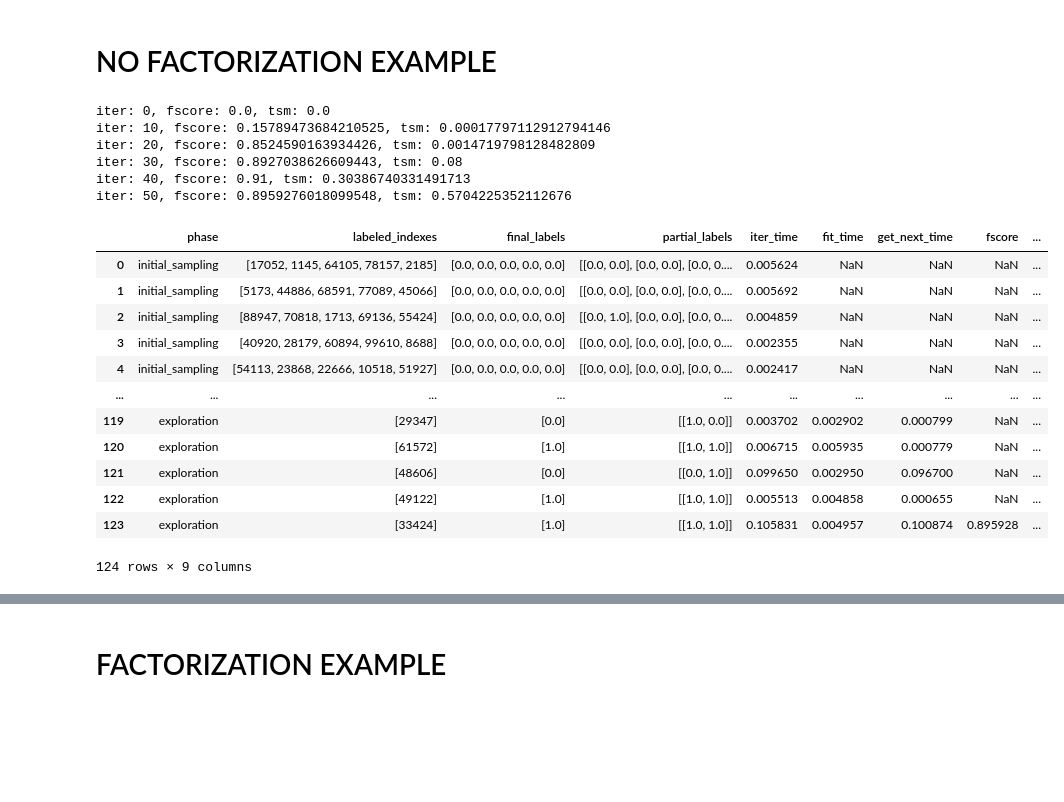
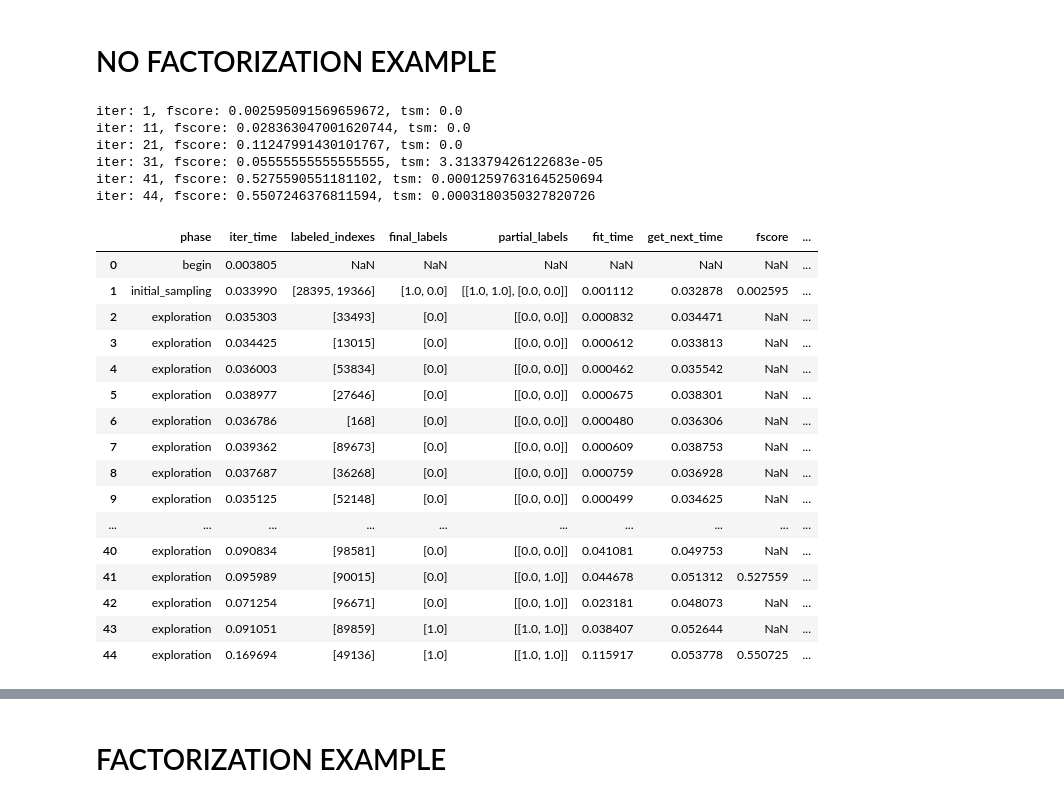
Before and after one commit to AIDEmeProject/PythonMiddleware, a Jupyter notebook: example.ipynb, the cells around one changed output, grey strips where cells are left out. Drawn from its saved outputs; the diff is of its cells as text; code cells hidden in the pictures; blank space fills up the shorter version.

```diff
--- a/example.ipynb
+++ b/example.ipynb
@@ -52,56 +52,60 @@ selectivity : 0.105 %
 # NO FACTORIZATION EXAMPLE
 # %%
 # SET-UP EXPLORATION CONFIGURATION
-NUMBER_OF_ITERATIONS = 50  # number of points to be labeled by the user
+NUMBER_OF_ITERATIONS = 43  # number of points to be labeled by the user
 SUBSAMPLING = float('inf')
 INITIAL_SAMPLER = StratifiedSampler.from_user(user, pos=1, neg=1)  # start with one random positive sample and one random negative sample
-#INITIAL_SAMPLER = RandomInitialSampler(5)
+#INITIAL_SAMPLER = RandomInitialSampler(10)
 CALLBACK = [ # callback functions to be called at the end of each iteration
     classification_metrics(y, 'fscore'),
     three_set_metric,
 ]
 CALLBACK_SKIP = 10
 PRINT_CALLBACK_RESULT = True
 CONVERGENCE_CRITERIA = [
     max_iter_reached(NUMBER_OF_ITERATIONS),
     #all_points_are_known,
     #metric_reached_threshold('fscore', 0.8),
     metric_reached_threshold('tsm', 0.9),
 ]
 
 explore = PoolBasedExploration(INITIAL_SAMPLER, SUBSAMPLING, CALLBACK, CALLBACK_SKIP, PRINT_CALLBACK_RESULT, CONVERGENCE_CRITERIA)
 
 # CHOOSE AN ALGORITHM
 #learner = RandomSampler(SVC(C=1e5, kernel='rbf', gamma='auto'))  # choose a random point
 learner = SimpleMargin(C=1024, kernel='rbf')  # choose point closest to SVM decision boundary
 #learner = KernelQueryByCommittee(kernel='rbf', sampling='deterministic', n_samples=8, warmup=1000, thin=100, rounding=True)  # version space algorithm
 learner = DualSpaceModel(learner, sample_unknown_proba=0.5, mode='positive')  # Dual Space model
 
 
 # RUN EXPLORATION
 metrics = explore.run(X, user, learner, repeat=1)  # 'repeat' specifies how many times to repeat the exploration process
 
 # COMPUTE AVERAGE F-SCORE OVER ALL REPEATS AND PLOT
 #plot_fscore(metrics)
 df = pd.DataFrame.from_dict({i: metric for i, metric in enumerate(metrics[0])}, orient='index')
 df
 # %% [output]
-iter: 0, fscore: 0.0, tsm: 0.0
-iter: 10, fscore: 0.15789473684210525, tsm: 0.00017797112912794146
-iter: 20, fscore: 0.8524590163934426, tsm: 0.0014719798128482809
-iter: 30, fscore: 0.8927038626609443, tsm: 0.08
-iter: 40, fscore: 0.91, tsm: 0.30386740331491713
-iter: 50, fscore: 0.8959276018099548, tsm: 0.5704225352112676
+iter: 1, fscore: 0.002595091569659672, tsm: 0.0
+iter: 11, fscore: 0.028363047001620744, tsm: 0.0
+iter: 21, fscore: 0.11247991430101767, tsm: 0.0
+iter: 31, fscore: 0.05555555555555555, tsm: 3.313379426122683e-05
+iter: 41, fscore: 0.5275590551181102, tsm: 0.00012597631645250694
+iter: 44, fscore: 0.5507246376811594, tsm: 0.0003180350327820726
-|  | phase | labeled_indexes | final_labels | partial_labels | iter_time | fit_time | get_next_time | fscore | ... |
-| 0 | initial_sampling | [17052, 1145, 64105, 78157, 2185] | [0.0, 0.0, 0.0, 0.0, 0.0] | [[0.0, 0.0], [0.0, 0.0], [0.0, 0.... | 0.005624 | NaN | NaN | NaN | ... |
-| 1 | initial_sampling | [5173, 44886, 68591, 77089, 45066] | [0.0, 0.0, 0.0, 0.0, 0.0] | [[0.0, 0.0], [0.0, 0.0], [0.0, 0.... | 0.005692 | NaN | NaN | NaN | ... |
-| 2 | initial_sampling | [88947, 70818, 1713, 69136, 55424] | [0.0, 0.0, 0.0, 0.0, 0.0] | [[0.0, 1.0], [0.0, 0.0], [0.0, 0.... | 0.004859 | NaN | NaN | NaN | ... |
-| 3 | initial_sampling | [40920, 28179, 60894, 99610, 8688] | [0.0, 0.0, 0.0, 0.0, 0.0] | [[0.0, 0.0], [0.0, 0.0], [0.0, 0.... | 0.002355 | NaN | NaN | NaN | ... |
-| 4 | initial_sampling | [54113, 23868, 22666, 10518, 51927] | [0.0, 0.0, 0.0, 0.0, 0.0] | [[0.0, 0.0], [0.0, 0.0], [0.0, 0.... | 0.002417 | NaN | NaN | NaN | ... |
+|  | phase | iter_time | labeled_indexes | final_labels | partial_labels | fit_time | get_next_time | fscore | ... |
+| 0 | begin | 0.003805 | NaN | NaN | NaN | NaN | NaN | NaN | ... |
+| 1 | initial_sampling | 0.033990 | [28395, 19366] | [1.0, 0.0] | [[1.0, 1.0], [0.0, 0.0]] | 0.001112 | 0.032878 | 0.002595 | ... |
+| 2 | exploration | 0.035303 | [33493] | [0.0] | [[0.0, 0.0]] | 0.000832 | 0.034471 | NaN | ... |
+| 3 | exploration | 0.034425 | [13015] | [0.0] | [[0.0, 0.0]] | 0.000612 | 0.033813 | NaN | ... |
+| 4 | exploration | 0.036003 | [53834] | [0.0] | [[0.0, 0.0]] | 0.000462 | 0.035542 | NaN | ... |
+| 5 | exploration | 0.038977 | [27646] | [0.0] | [[0.0, 0.0]] | 0.000675 | 0.038301 | NaN | ... |
+| 6 | exploration | 0.036786 | [168] | [0.0] | [[0.0, 0.0]] | 0.000480 | 0.036306 | NaN | ... |
+| 7 | exploration | 0.039362 | [89673] | [0.0] | [[0.0, 0.0]] | 0.000609 | 0.038753 | NaN | ... |
+| 8 | exploration | 0.037687 | [36268] | [0.0] | [[0.0, 0.0]] | 0.000759 | 0.036928 | NaN | ... |
+| 9 | exploration | 0.035125 | [52148] | [0.0] | [[0.0, 0.0]] | 0.000499 | 0.034625 | NaN | ... |
 | ... | ... | ... | ... | ... | ... | ... | ... | ... | ... |
-| 119 | exploration | [29347] | [0.0] | [[1.0, 0.0]] | 0.003702 | 0.002902 | 0.000799 | NaN | ... |
-| 120 | exploration | [61572] | [1.0] | [[1.0, 1.0]] | 0.006715 | 0.005935 | 0.000779 | NaN | ... |
-| 121 | exploration | [48606] | [0.0] | [[0.0, 1.0]] | 0.099650 | 0.002950 | 0.096700 | NaN | ... |
-| 122 | exploration | [49122] | [1.0] | [[1.0, 1.0]] | 0.005513 | 0.004858 | 0.000655 | NaN | ... |
-| 123 | exploration | [33424] | [1.0] | [[1.0, 1.0]] | 0.105831 | 0.004957 | 0.100874 | 0.895928 | ... |
+| 40 | exploration | 0.090834 | [98581] | [0.0] | [[0.0, 0.0]] | 0.041081 | 0.049753 | NaN | ... |
+| 41 | exploration | 0.095989 | [90015] | [0.0] | [[0.0, 1.0]] | 0.044678 | 0.051312 | 0.527559 | ... |
+| 42 | exploration | 0.071254 | [96671] | [0.0] | [[0.0, 1.0]] | 0.023181 | 0.048073 | NaN | ... |
+| 43 | exploration | 0.091051 | [89859] | [1.0] | [[1.0, 1.0]] | 0.038407 | 0.052644 | NaN | ... |
+| 44 | exploration | 0.169694 | [49136] | [1.0] | [[1.0, 1.0]] | 0.115917 | 0.053778 | 0.550725 | ... |
-124 rows × 9 columns
```
Also changed, not shown: parts of 4 cells of this notebook, 3 other files.
